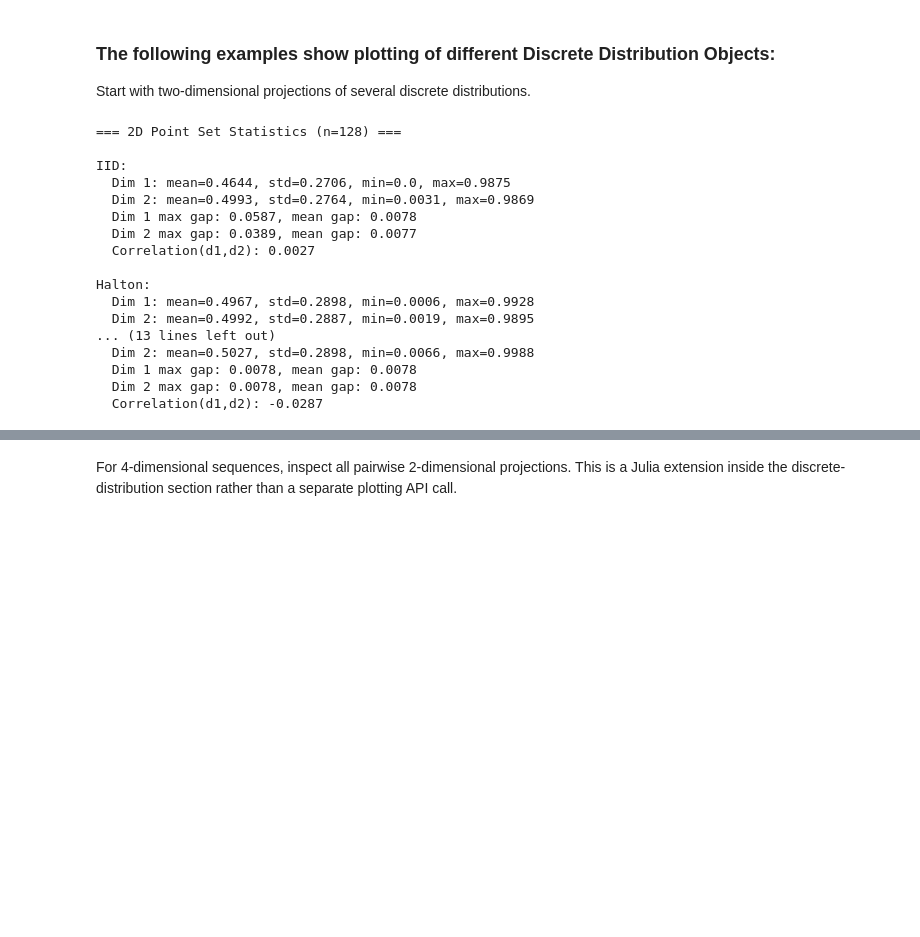
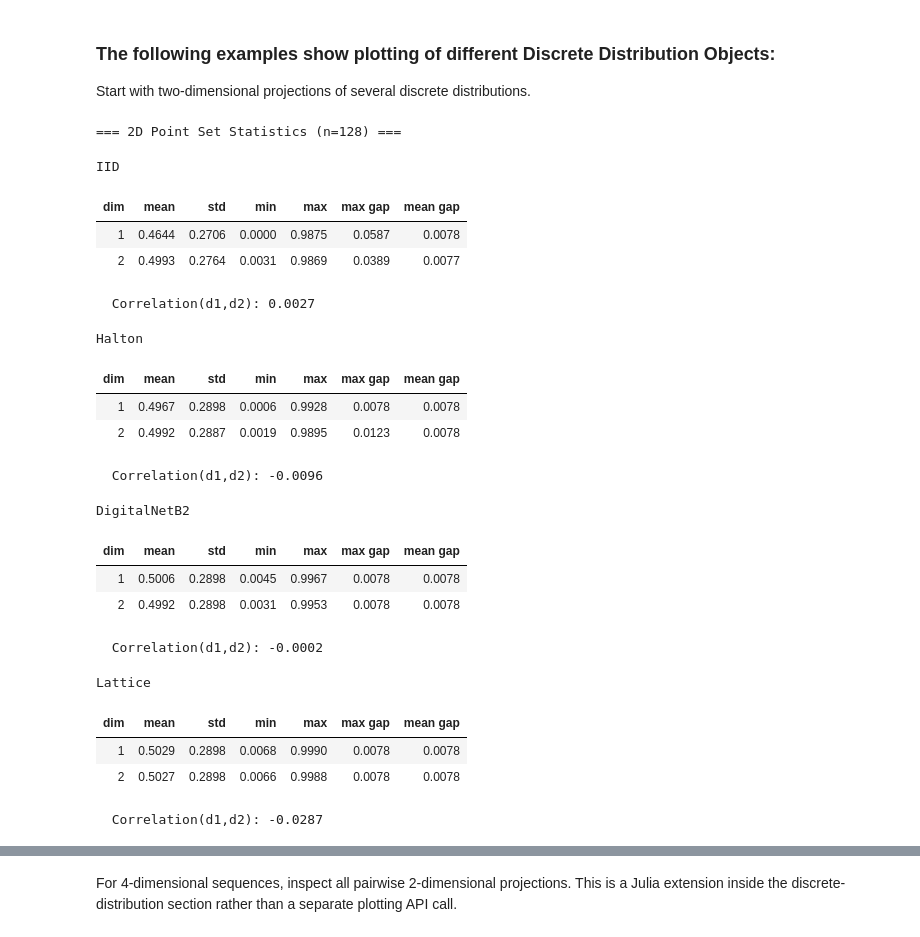
Before and after one commit to QMCSoftware/QMC.jl, a Jupyter notebook: demos/plot_proj_function.ipynb, the cells around one changed output, grey strips where cells are left out. Saved outputs shown, nothing was run; the diff lists cells and outputs as text; code cells hidden in the pictures; blank space fills up the shorter version.

```diff
--- a/demos/plot_proj_function.ipynb
+++ b/demos/plot_proj_function.ipynb
@@ -40,69 +40,81 @@ The examples below vary the discrete distribution or true measure, the ambient d
 Start with two-dimensional projections of several discrete distributions.
 # %%
 let n = 128
-    println("=== 2D Point Set Statistics (n=$n) ===
-")
+    println("=== 2D Point Set Statistics (n=$n) ===\n")
     point_sets = [
         ("IID", IIDStdUniform(2; seed=7)),
         ("Halton", Halton(2; seed=7)),
         ("DigitalNetB2", DigitalNetB2(2; seed=7)),
         ("Lattice", Lattice(2; seed=7)),
     ]
     saved_pts = Dict{String, Matrix{Float64}}()
     for (name, dd) in point_sets
         pts = gen_samples(dd, n)
         saved_pts[name] = pts
-        println("$name:")
+        rows = NamedTuple{(:dim, :mean, :std, :min, :max, :max_gap, :mean_gap)}[]
         for dim in 1:2
             col = pts[:, dim]
-            println("  Dim $dim: mean=$(round(mean(col), digits=4)), " *
-                    "std=$(round(std(col), digits=4)), " *
-                    "min=$(round(minimum(col), digits=4)), " *
-                    "max=$(round(maximum(col), digits=4))")
+            s = sort(col)
+            gaps = diff(s)
+            push!(rows, (
+                dim=dim,
+                mean=mean(col),
+                std=std(col),
+                min=minimum(col),
+                max=maximum(col),
+                max_gap=maximum(gaps),
+                mean_gap=mean(gaps)))
         end
-        for dim in 1:2
-            s = sort(pts[:, dim])
-            gaps = diff(s)
-            println("  Dim $dim max gap: $(round(maximum(gaps), digits=4)), " *
-                    "mean gap: $(round(mean(gaps), digits=4))")
-        end
-        println("  Correlation(d1,d2): $(round(cor(pts[:,1], pts[:,2]), digits=4))")
-        println()
+        display(display_table(rows;
+            caption=name,
+            headers=["dim", "mean", "std", "min", "max", "max gap", "mean gap"],
+            formatters=(
+                mean=v -> @sprintf("%.4f", v),
+                std=v -> @sprintf("%.4f", v),
+                min=v -> @sprintf("%.4f", v),
+                max=v -> @sprintf("%.4f", v),
+                max_gap=v -> @sprintf("%.4f", v),
+                mean_gap=v -> @sprintf("%.4f", v))))
+        println("  Correlation(d1,d2): $(round(cor(pts[:,1], pts[:,2]), digits=4))\n")
     end
     if HAVE_PLOTS
         plots_list = Any[]
         for (name, _) in point_sets
             pts = saved_pts[name]
             local p = scatter(pts[:, 1], pts[:, 2];
                 markersize=2, alpha=0.7, color=:steelblue, label=nothing,
                 xlabel="\$x_1\$", ylabel="\$x_2\$", title=name,
                 xlims=(0, 1), ylims=(0, 1), xticks=[0, 1], yticks=[0, 1],
                 aspect_ratio=:equal, size=(240, 220))
             push!(plots_list, p)
         end
         display(plot(plots_list...; layout=(2, 2), size=(700, 540),
             plot_title="2D projections of discrete distributions",
             plot_titlevspan=0.12, top_margin=8Plots.mm, bottom_margin=5Plots.mm))
     end
 end
 # %% [output]
 === 2D Point Set Statistics (n=128) ===
-
-IID:
-  Dim 1: mean=0.4644, std=0.2706, min=0.0, max=0.9875
-  Dim 2: mean=0.4993, std=0.2764, min=0.0031, max=0.9869
-  Dim 1 max gap: 0.0587, mean gap: 0.0078
-  Dim 2 max gap: 0.0389, mean gap: 0.0077
-  Correlation(d1,d2): 0.0027
-
-Halton:
-  Dim 1: mean=0.4967, std=0.2898, min=0.0006, max=0.9928
-  Dim 2: mean=0.4992, std=0.2887, min=0.0019, max=0.9895
-... (13 lines left out)
-  Dim 2: mean=0.5027, std=0.2898, min=0.0066, max=0.9988
-  Dim 1 max gap: 0.0078, mean gap: 0.0078
-  Dim 2 max gap: 0.0078, mean gap: 0.0078
-  Correlation(d1,d2): -0.0287
+IID
+| dim | mean | std | min | max | max gap | mean gap |
+| 1 | 0.4644 | 0.2706 | 0.0000 | 0.9875 | 0.0587 | 0.0078 |
+| 2 | 0.4993 | 0.2764 | 0.0031 | 0.9869 | 0.0389 | 0.0077 |
+  Correlation(d1,d2): 0.0027
+Halton
+| dim | mean | std | min | max | max gap | mean gap |
+| 1 | 0.4967 | 0.2898 | 0.0006 | 0.9928 | 0.0078 | 0.0078 |
+| 2 | 0.4992 | 0.2887 | 0.0019 | 0.9895 | 0.0123 | 0.0078 |
+  Correlation(d1,d2): -0.0096
+DigitalNetB2
+| dim | mean | std | min | max | max gap | mean gap |
+| 1 | 0.5006 | 0.2898 | 0.0045 | 0.9967 | 0.0078 | 0.0078 |
+| 2 | 0.4992 | 0.2898 | 0.0031 | 0.9953 | 0.0078 | 0.0078 |
+  Correlation(d1,d2): -0.0002
+Lattice
+| dim | mean | std | min | max | max gap | mean gap |
+| 1 | 0.5029 | 0.2898 | 0.0068 | 0.9990 | 0.0078 | 0.0078 |
+| 2 | 0.5027 | 0.2898 | 0.0066 | 0.9988 | 0.0078 | 0.0078 |
+  Correlation(d1,d2): -0.0287
 [figure]
 # %% [markdown]
 For 4-dimensional sequences, inspect all pairwise 2-dimensional projections. This is a Julia extension inside the discrete-distribution section rather than a separate plotting API call.
```
Also changed, not shown: parts of 2 cells of this notebook, 12 other files.
